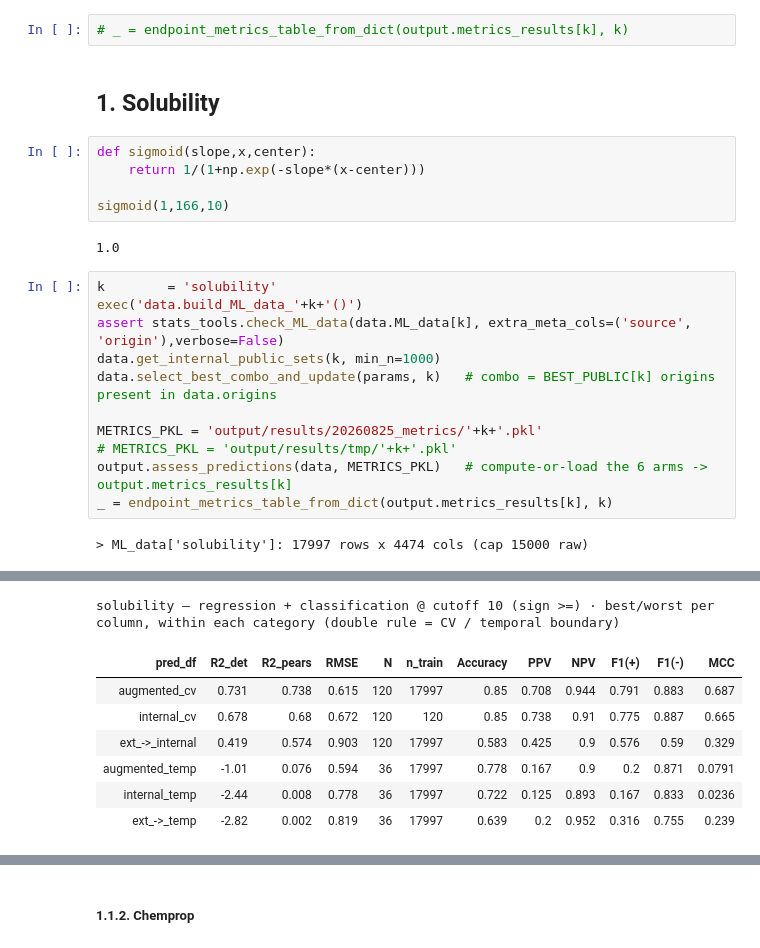
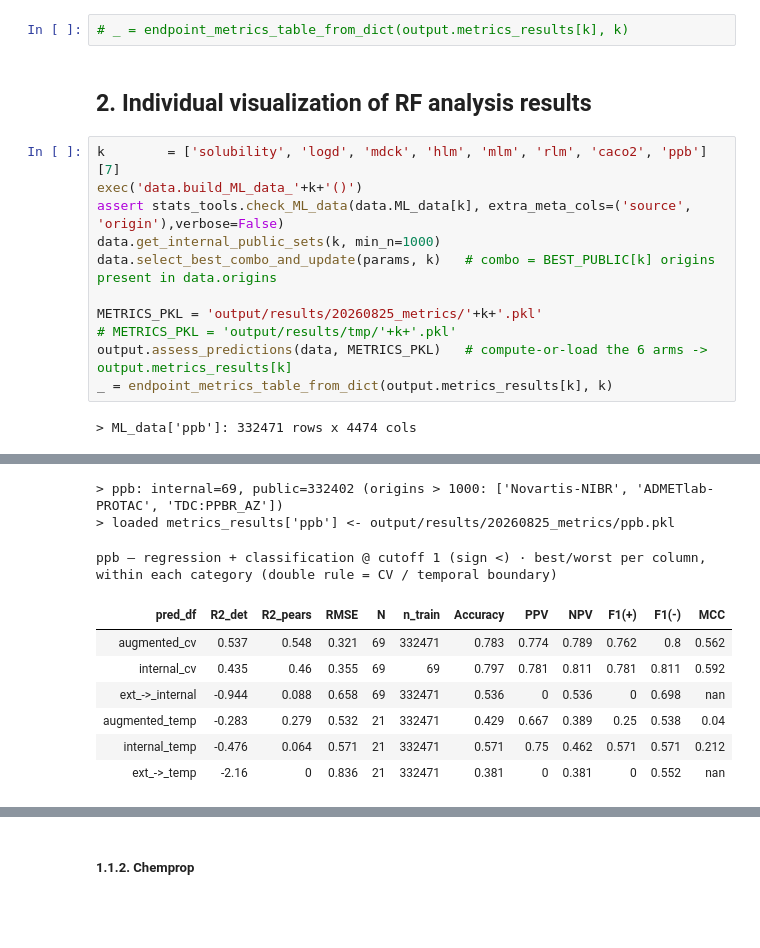
Before and after one commit to gtamo39/ADME_ML, a Jupyter notebook: vignettes/Multitask_adme_preds.ipynb, the cells around one changed output, grey strips where cells are left out. Saved outputs shown, nothing was run; the diff lists cells and outputs as text; blank space fills up the shorter version.

```diff
--- a/vignettes/Multitask_adme_preds.ipynb
+++ b/vignettes/Multitask_adme_preds.ipynb
@@ -247,17 +250,10 @@ data.build_MF_features(params, type='H237', date='20260824') # H237 fingerprints
 #     output.assess_predictions(data, METRICS_PKL)   # compute-or-load the 6 arms -> output.metrics_results[k]
 # %%
 # _ = endpoint_metrics_table_from_dict(output.metrics_results[k], k)
-# %% [markdown]
-## 1. Solubility
-# %%
-def sigmoid(slope,x,center):
-    return 1/(1+np.exp(-slope*(x-center)))
-
-sigmoid(1,166,10)
-# %% [output]
-1.0
+# %% [markdown]
+## 2. Individual visualization of RF analysis results
 # %%
-k        = 'solubility'
+k        = ['solubility', 'logd', 'mdck', 'hlm', 'mlm', 'rlm', 'caco2', 'ppb'][7]
 exec('data.build_ML_data_'+k+'()')
 assert stats_tools.check_ML_data(data.ML_data[k], extra_meta_cols=('source', 'origin'),verbose=False)
 data.get_internal_public_sets(k, min_n=1000)
@@ -268,4 +264,4 @@ METRICS_PKL = 'output/results/20260825_metrics/'+k+'.pkl'
 output.assess_predictions(data, METRICS_PKL)   # compute-or-load the 6 arms -> output.metrics_results[k]
 _ = endpoint_metrics_table_from_dict(output.metrics_results[k], k)
 # %% [output]
-> ML_data['solubility']: 17997 rows x 4474 cols (cap 15000 raw)
+> ML_data['ppb']: 332471 rows x 4474 cols
@@ -274,10 +269,12 @@ _ = endpoint_metrics_table_from_dict(output.metrics_results[k], k)
-solubility — regression + classification @ cutoff 10 (sign >=) · best/worst per column, within each category (double rule = CV / temporal boundary)
+> ppb: internal=69, public=332402 (origins > 1000: ['Novartis-NIBR', 'ADMETlab-PROTAC', 'TDC:PPBR_AZ'])
+> loaded metrics_results['ppb'] <- output/results/20260825_metrics/ppb.pkl
+ppb — regression + classification @ cutoff 1 (sign <) · best/worst per column, within each category (double rule = CV / temporal boundary)
 | pred_df | R2_det | R2_pears | RMSE | N | n_train | Accuracy | PPV | NPV | F1(+) | F1(-) | MCC |
-| augmented_cv | 0.731 | 0.738 | 0.615 | 120 | 17997 | 0.85 | 0.708 | 0.944 | 0.791 | 0.883 | 0.687 |
-| internal_cv | 0.678 | 0.68 | 0.672 | 120 | 120 | 0.85 | 0.738 | 0.91 | 0.775 | 0.887 | 0.665 |
-| ext_->_internal | 0.419 | 0.574 | 0.903 | 120 | 17997 | 0.583 | 0.425 | 0.9 | 0.576 | 0.59 | 0.329 |
-| augmented_temp | -1.01 | 0.076 | 0.594 | 36 | 17997 | 0.778 | 0.167 | 0.9 | 0.2 | 0.871 | 0.0791 |
-| internal_temp | -2.44 | 0.008 | 0.778 | 36 | 17997 | 0.722 | 0.125 | 0.893 | 0.167 | 0.833 | 0.0236 |
-| ext_->_temp | -2.82 | 0.002 | 0.819 | 36 | 17997 | 0.639 | 0.2 | 0.952 | 0.316 | 0.755 | 0.239 |
+| augmented_cv | 0.537 | 0.548 | 0.321 | 69 | 332471 | 0.783 | 0.774 | 0.789 | 0.762 | 0.8 | 0.562 |
+| internal_cv | 0.435 | 0.46 | 0.355 | 69 | 69 | 0.797 | 0.781 | 0.811 | 0.781 | 0.811 | 0.592 |
+| ext_->_internal | -0.944 | 0.088 | 0.658 | 69 | 332471 | 0.536 | 0 | 0.536 | 0 | 0.698 | nan |
+| augmented_temp | -0.283 | 0.279 | 0.532 | 21 | 332471 | 0.429 | 0.667 | 0.389 | 0.25 | 0.538 | 0.04 |
+| internal_temp | -0.476 | 0.064 | 0.571 | 21 | 332471 | 0.571 | 0.75 | 0.462 | 0.571 | 0.571 | 0.212 |
+| ext_->_temp | -2.16 | 0 | 0.836 | 21 | 332471 | 0.381 | 0 | 0.381 | 0 | 0.552 | nan |
 # %%
 ## compare the 4 confidence variants: each conf_* vs |residual| (good = high confidence -> low error)
```
Also changed, not shown: parts of 75 cells of this notebook, 15 other files.
